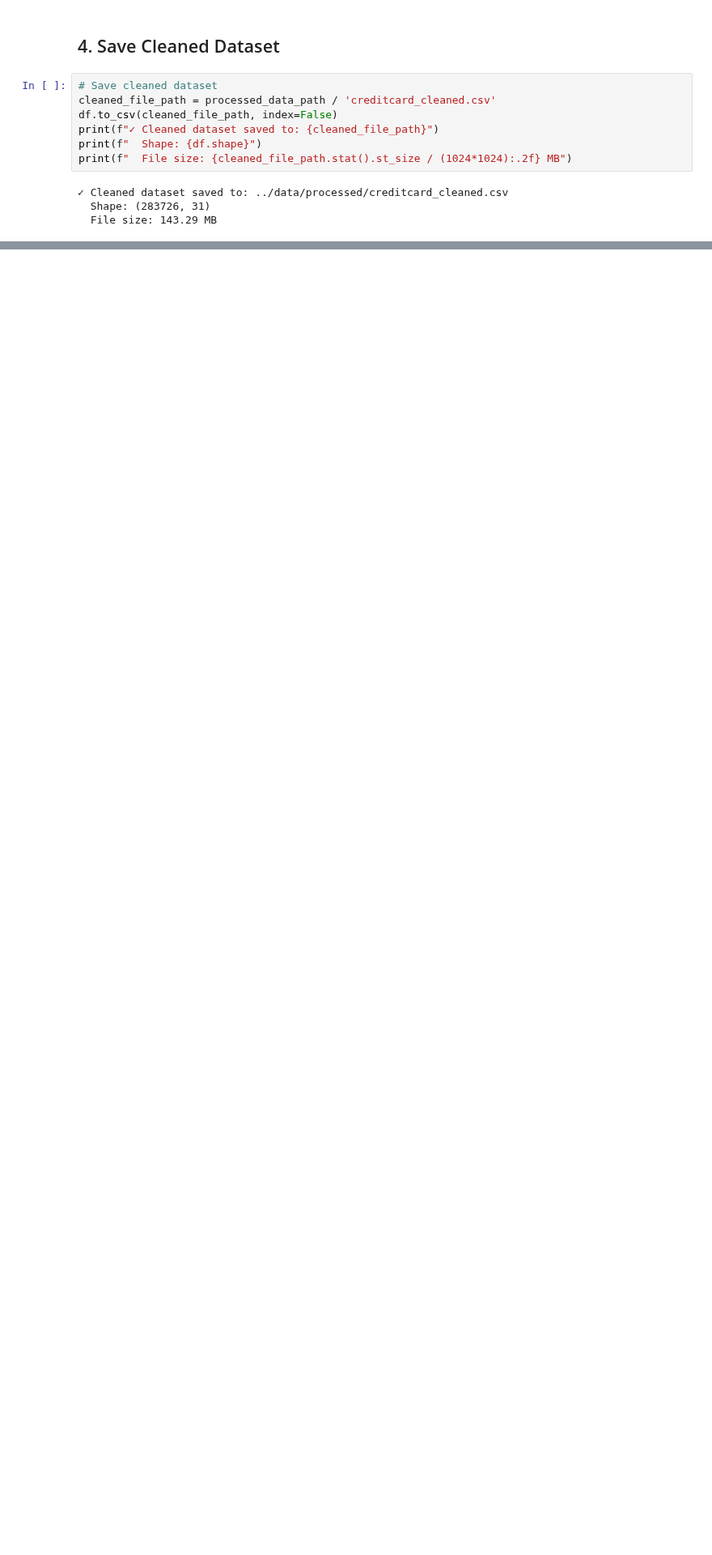
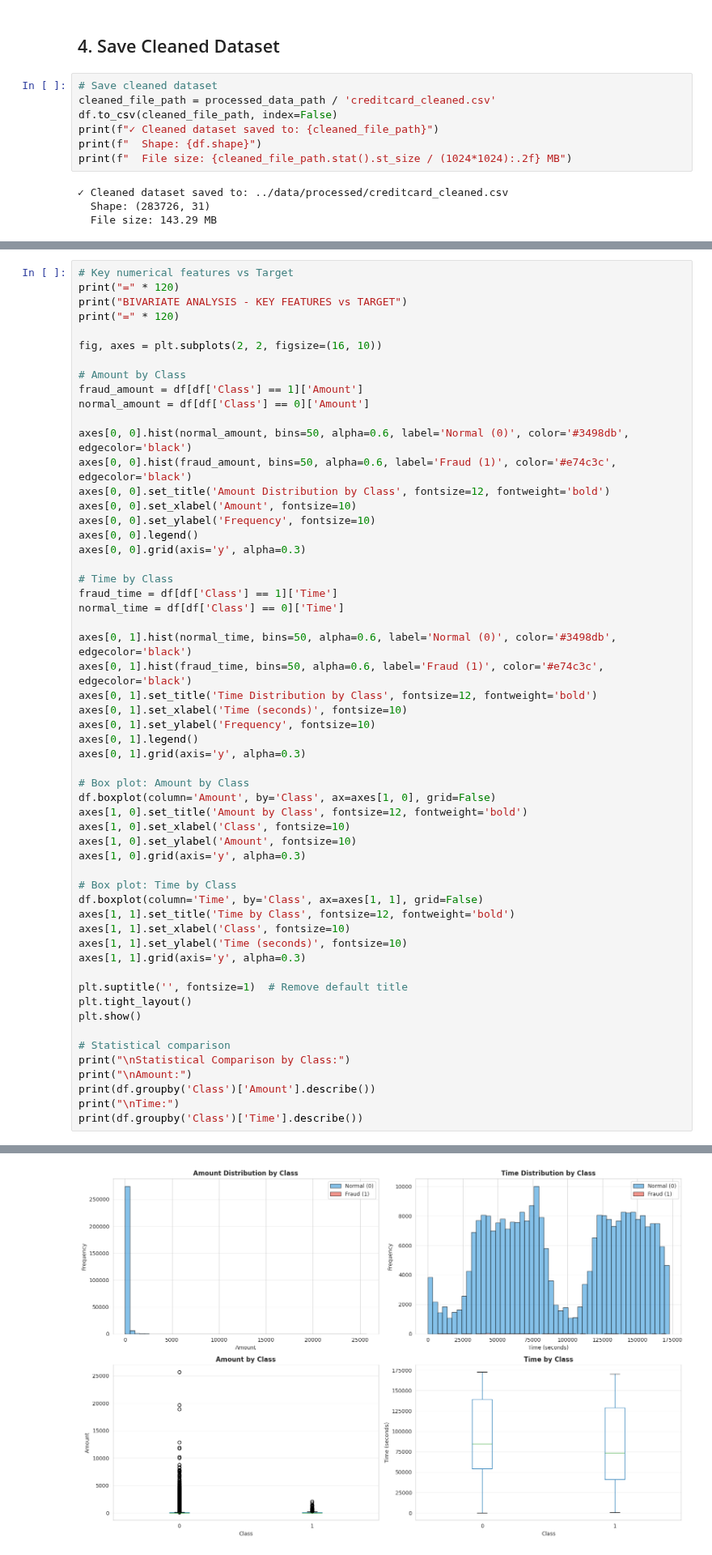
Before and after one commit to habeneyasu/fraud-shield-ml, a Jupyter notebook: notebooks/eda-creditcard.ipynb, the cells around one changed output, grey strips where cells are left out. Shown at 81% size. Drawn from its saved outputs; the diff is of its cells as text; blank space fills up the shorter version.

```diff
--- a/notebooks/eda-creditcard.ipynb
+++ b/notebooks/eda-creditcard.ipynb
@@ -457,0 +683,57 @@ print(f"  File size: {cleaned_file_path.stat().st_size / (1024*1024):.2f} MB")
+# %%
+# Key numerical features vs Target
+print("=" * 120)
+print("BIVARIATE ANALYSIS - KEY FEATURES vs TARGET")
+print("=" * 120)
+
+fig, axes = plt.subplots(2, 2, figsize=(16, 10))
+
+# Amount by Class
+fraud_amount = df[df['Class'] == 1]['Amount']
+normal_amount = df[df['Class'] == 0]['Amount']
+
+axes[0, 0].hist(normal_amount, bins=50, alpha=0.6, label='Normal (0)', color='#3498db', edgecolor='black')
+axes[0, 0].hist(fraud_amount, bins=50, alpha=0.6, label='Fraud (1)', color='#e74c3c', edgecolor='black')
+axes[0, 0].set_title('Amount Distribution by Class', fontsize=12, fontweight='bold')
+axes[0, 0].set_xlabel('Amount', fontsize=10)
+axes[0, 0].set_ylabel('Frequency', fontsize=10)
+axes[0, 0].legend()
+axes[0, 0].grid(axis='y', alpha=0.3)
+
+# Time by Class
+fraud_time = df[df['Class'] == 1]['Time']
+normal_time = df[df['Class'] == 0]['Time']
+
+axes[0, 1].hist(normal_time, bins=50, alpha=0.6, label='Normal (0)', color='#3498db', edgecolor='black')
+axes[0, 1].hist(fraud_time, bins=50, alpha=0.6, label='Fraud (1)', color='#e74c3c', edgecolor='black')
+axes[0, 1].set_title('Time Distribution by Class', fontsize=12, fontweight='bold')
+axes[0, 1].set_xlabel('Time (seconds)', fontsize=10)
+axes[0, 1].set_ylabel('Frequency', fontsize=10)
+axes[0, 1].legend()
+axes[0, 1].grid(axis='y', alpha=0.3)
+
+# Box plot: Amount by Class
+df.boxplot(column='Amount', by='Class', ax=axes[1, 0], grid=False)
+axes[1, 0].set_title('Amount by Class', fontsize=12, fontweight='bold')
+axes[1, 0].set_xlabel('Class', fontsize=10)
+axes[1, 0].set_ylabel('Amount', fontsize=10)
+axes[1, 0].grid(axis='y', alpha=0.3)
+
+# Box plot: Time by Class
+df.boxplot(column='Time', by='Class', ax=axes[1, 1], grid=False)
+axes[1, 1].set_title('Time by Class', fontsize=12, fontweight='bold')
+axes[1, 1].set_xlabel('Class', fontsize=10)
+axes[1, 1].set_ylabel('Time (seconds)', fontsize=10)
+axes[1, 1].grid(axis='y', alpha=0.3)
+
+plt.suptitle('', fontsize=1)  # Remove default title
+plt.tight_layout()
+plt.show()
+
+# Statistical comparison
+print("\nStatistical Comparison by Class:")
+print("\nAmount:")
+print(df.groupby('Class')['Amount'].describe())
+print("\nTime:")
+print(df.groupby('Class')['Time'].describe())
+# %% [output]
@@ -457,0 +743 @@ print(f"  File size: {cleaned_file_path.stat().st_size / (1024*1024):.2f} MB")
+[figure, added]
```
Also changed, not shown: parts of 16 cells of this notebook.
